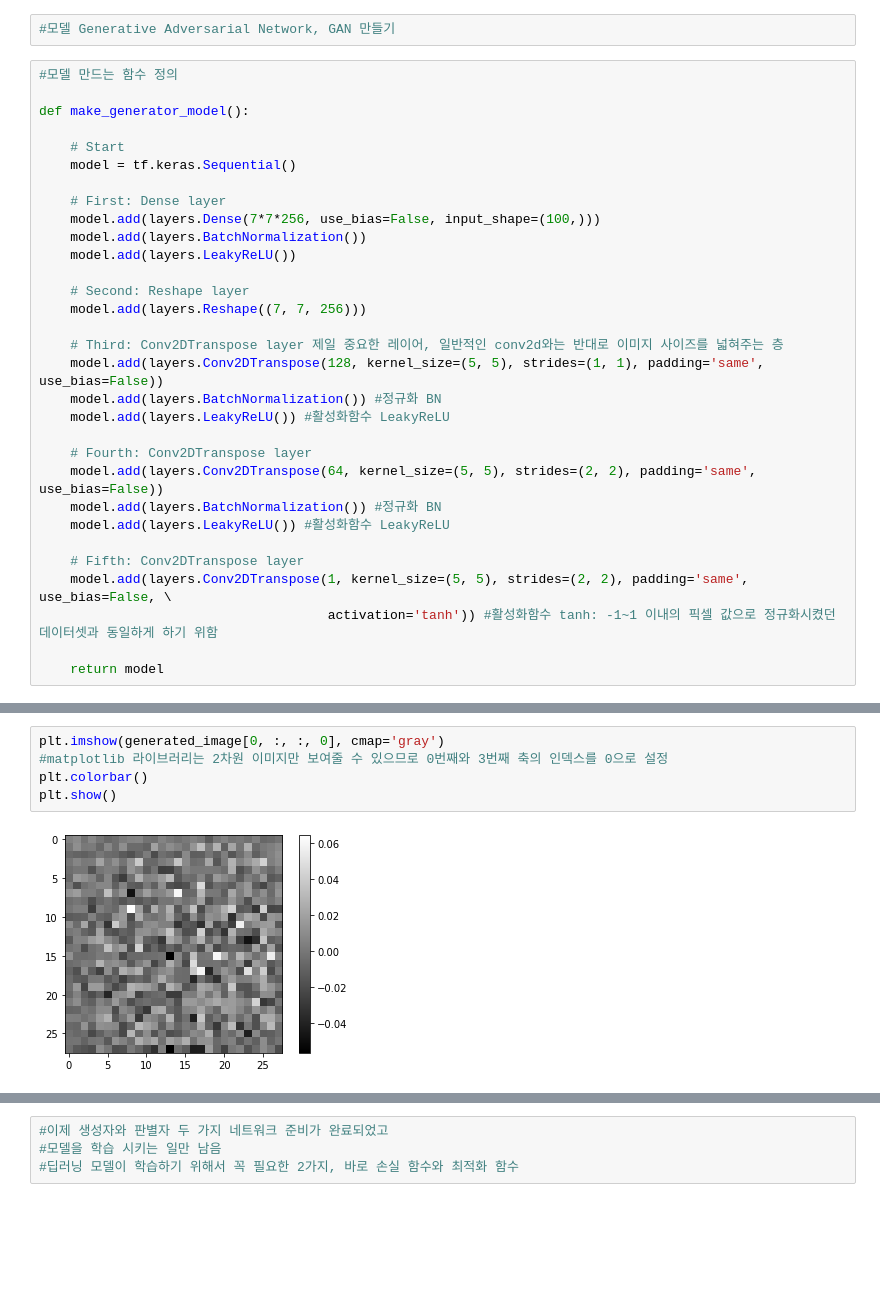
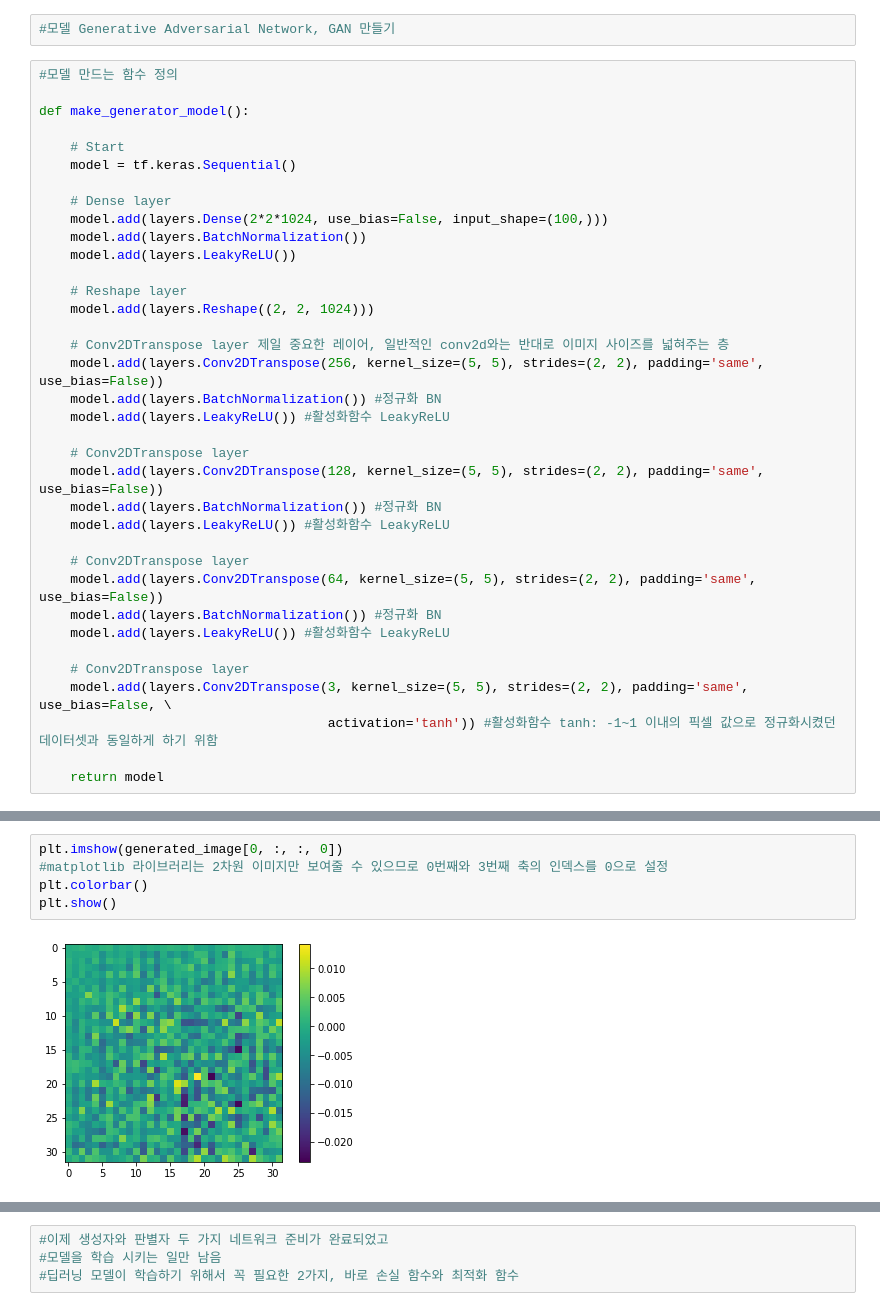
Before and after one commit to grapeabc1/first-repository, a Jupyter notebook: [E-10]ImageGenerator.ipynb, the cells around one changed output, grey strips where cells are left out. Cells and saved outputs as stored; diff of their text form; blank space fills up the shorter version.

```diff
--- a/[E-10]ImageGenerator.ipynb
+++ b/[E-10]ImageGenerator.ipynb
@@ -123,26 +108,31 @@ def make_generator_model():
     # Start
     model = tf.keras.Sequential()
 
-    # First: Dense layer
-    model.add(layers.Dense(7*7*256, use_bias=False, input_shape=(100,)))
+    # Dense layer
+    model.add(layers.Dense(2*2*1024, use_bias=False, input_shape=(100,)))
     model.add(layers.BatchNormalization())
     model.add(layers.LeakyReLU())
 
-    # Second: Reshape layer
-    model.add(layers.Reshape((7, 7, 256)))
+    # Reshape layer
+    model.add(layers.Reshape((2, 2, 1024)))
 
-    # Third: Conv2DTranspose layer 제일 중요한 레이어, 일반적인 conv2d와는 반대로 이미지 사이즈를 넓혀주는 층
-    model.add(layers.Conv2DTranspose(128, kernel_size=(5, 5), strides=(1, 1), padding='same', use_bias=False))
+    # Conv2DTranspose layer 제일 중요한 레이어, 일반적인 conv2d와는 반대로 이미지 사이즈를 넓혀주는 층
+    model.add(layers.Conv2DTranspose(256, kernel_size=(5, 5), strides=(2, 2), padding='same', use_bias=False))
     model.add(layers.BatchNormalization()) #정규화 BN
     model.add(layers.LeakyReLU()) #활성화함수 LeakyReLU
 
-    # Fourth: Conv2DTranspose layer
+    # Conv2DTranspose layer
+    model.add(layers.Conv2DTranspose(128, kernel_size=(5, 5), strides=(2, 2), padding='same', use_bias=False))
+    model.add(layers.BatchNormalization()) #정규화 BN
+    model.add(layers.LeakyReLU()) #활성화함수 LeakyReLU
+
+    # Conv2DTranspose layer
     model.add(layers.Conv2DTranspose(64, kernel_size=(5, 5), strides=(2, 2), padding='same', use_bias=False))
     model.add(layers.BatchNormalization()) #정규화 BN
     model.add(layers.LeakyReLU()) #활성화함수 LeakyReLU
 
-    # Fifth: Conv2DTranspose layer
-    model.add(layers.Conv2DTranspose(1, kernel_size=(5, 5), strides=(2, 2), padding='same', use_bias=False, \
+    # Conv2DTranspose layer
+    model.add(layers.Conv2DTranspose(3, kernel_size=(5, 5), strides=(2, 2), padding='same', use_bias=False, \
                                      activation='tanh')) #활성화함수 tanh: -1~1 이내의 픽셀 값으로 정규화시켰던 데이터셋과 동일하게 하기 위함
 
     return model
@@ -183,7 +173,7 @@ TensorShape([1, 28, 28, 1])
 # %%
-plt.imshow(generated_image[0, :, :, 0], cmap='gray')
+plt.imshow(generated_image[0, :, :, 0])
 #matplotlib 라이브러리는 2차원 이미지만 보여줄 수 있으므로 0번째와 3번째 축의 인덱스를 0으로 설정
 plt.colorbar()
 plt.show()
 # %% [output]
-[figure, old version]
+[figure, new version]
```
Also changed, not shown: parts of 30 cells of this notebook.
